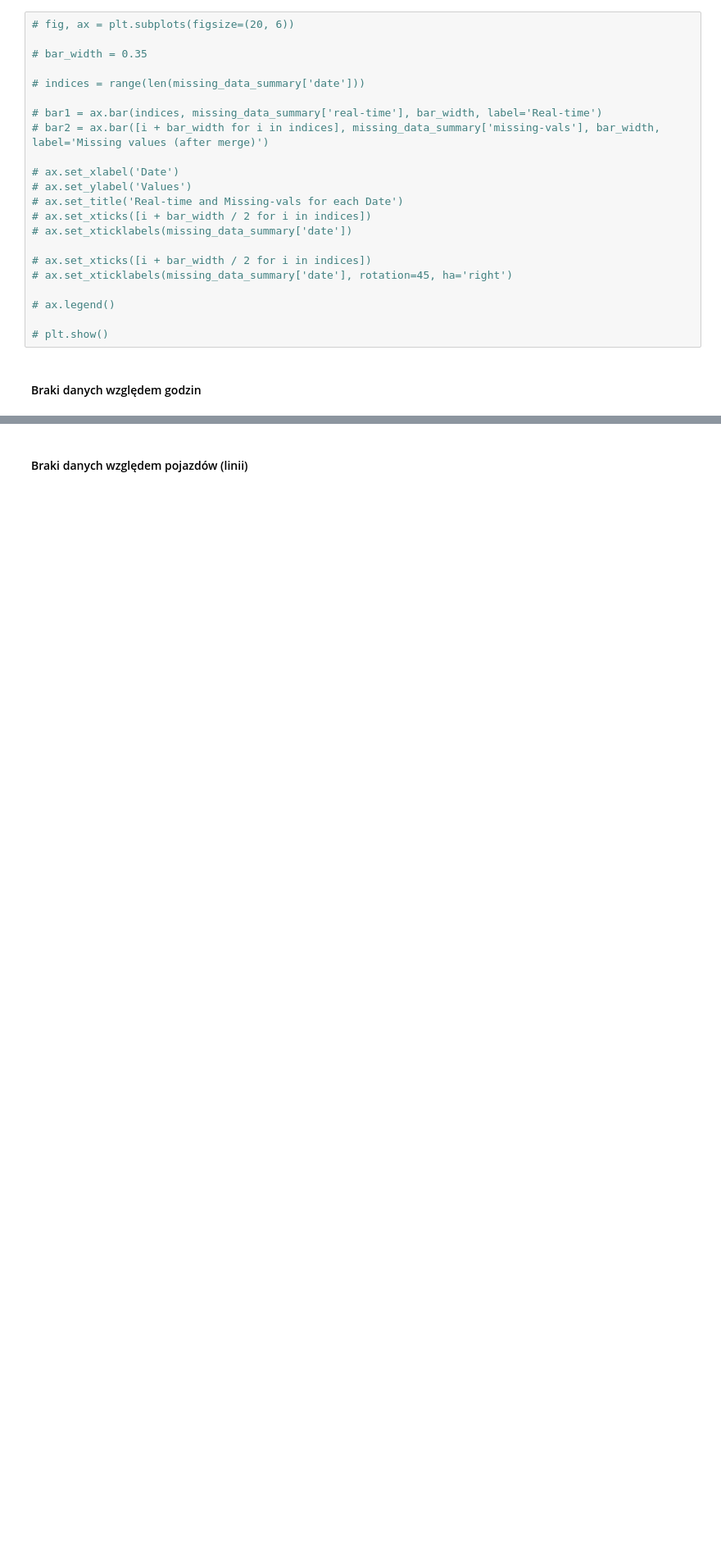
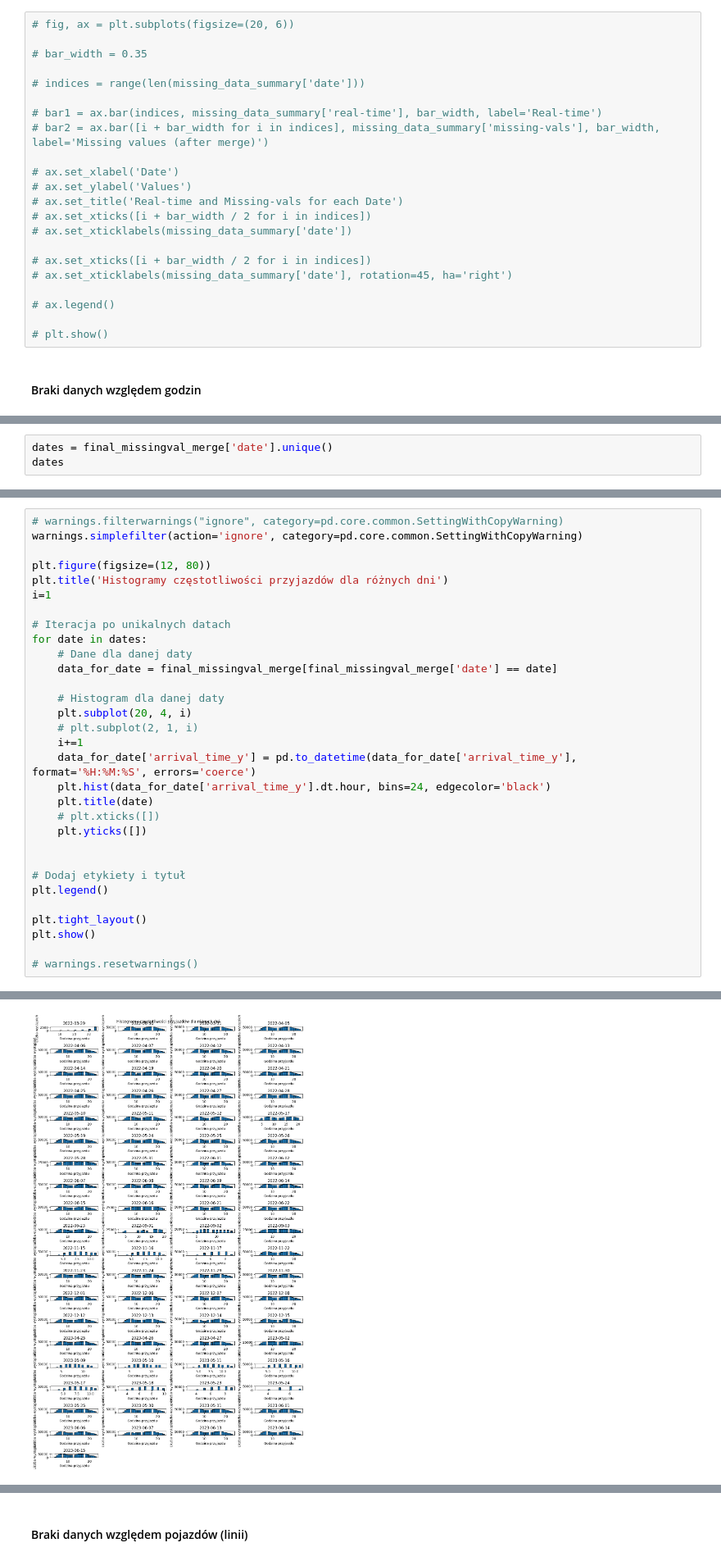
Before and after one commit to hoanganhlinh/praca-inzynierska, a Jupyter notebook: EDA.ipynb, the cells around one changed output, grey strips where cells are left out. Shown at 82% size. Drawn from its saved outputs; the diff is of its cells as text; blank space fills up the shorter version.

```diff
--- a/EDA.ipynb
+++ b/EDA.ipynb
@@ -417,0 +544,3 @@ stop_times_df
+# %%
+dates = final_missingval_merge['date'].unique()
+dates
@@ -417,0 +568,32 @@ stop_times_df
+# %%
+# warnings.filterwarnings("ignore", category=pd.core.common.SettingWithCopyWarning)
+warnings.simplefilter(action='ignore', category=pd.core.common.SettingWithCopyWarning)
+
+plt.figure(figsize=(12, 80))
+plt.title('Histogramy częstotliwości przyjazdów dla różnych dni')
+i=1
+
+# Iteracja po unikalnych datach
+for date in dates:
+    # Dane dla danej daty
+    data_for_date = final_missingval_merge[final_missingval_merge['date'] == date]
+
+    # Histogram dla danej daty
+    plt.subplot(20, 4, i)
+    # plt.subplot(2, 1, i)
+    i+=1
+    data_for_date['arrival_time_y'] = pd.to_datetime(data_for_date['arrival_time_y'], format='%H:%M:%S', errors='coerce')
+    plt.hist(data_for_date['arrival_time_y'].dt.hour, bins=24, edgecolor='black')
+    plt.title(date)
+    # plt.xticks([])
+    plt.yticks([])
+
+
+# Dodaj etykiety i tytuł
+plt.legend()
+
+plt.tight_layout()
+plt.show()
+
+# warnings.resetwarnings()
+# %% [output]
@@ -417,0 +601 @@ stop_times_df
+[figure, added]
```
Also changed, not shown: parts of 29 cells of this notebook.
